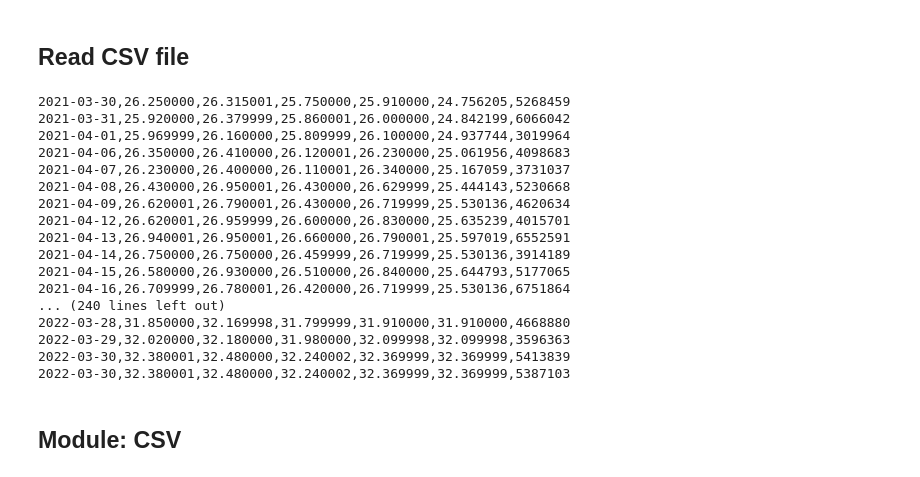
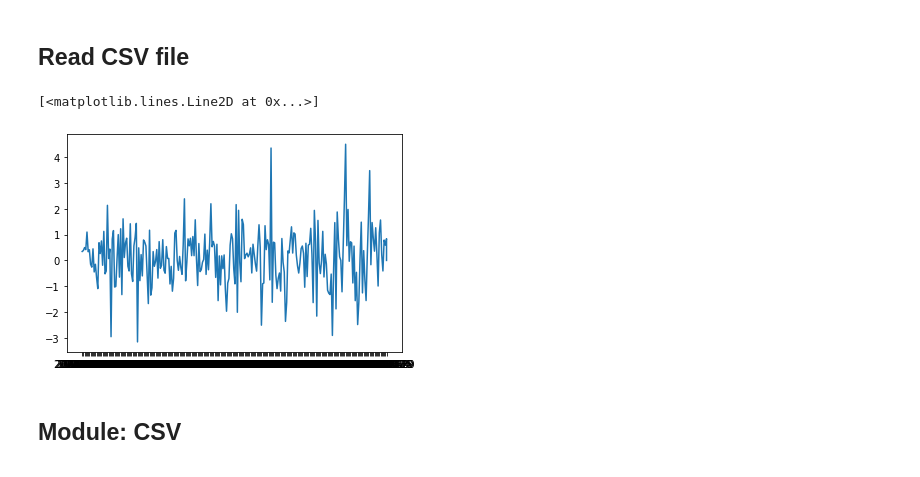
Before and after one commit to ssmb89/Classes, a Jupyter notebook: Week_5_stocks_daily_return.ipynb, the cells around one changed output. Saved outputs shown, nothing was run; the diff lists cells and outputs as text; code cells hidden in the pictures.

```diff
--- a/Week_5_stocks_daily_return.ipynb
+++ b/Week_5_stocks_daily_return.ipynb
@@ -27,41 +27,40 @@ We will look at three different methods in Python to process the file:
 ## Read CSV file
 # %%
 #Adjusted close is in the 6th column, hence the 5th index
-AC_Col = 5
+AC_COL = 5
 #Dat is the 1st Column, hence the 0th index
-Date = 0
+DATE = 0
 
-#percentage of return
+#percentage of return list
 drp_list =[]
-#on the x-axis the dates
+#date list
 dates = []
 
 
 #fetching data from csv as read only
 with open("stocks.csv",'r') as f:
   field_names = f.readline()
   data = f.read()
 
+daily_data = []
+for row in data.split('\n'):
+  field_data = row.split(',')
+  daily_data.append(field_data)
 
-print(data)
+yesterday_price = float(daily_data[0][AC_COL])
+for record in daily_data[1:]:
+  today_price = float(record[AC_COL])
+  dates.append(record[DATE])
+  daily_return_percentage = (today_price - yesterday_price) / yesterday_price * 100
+  drp_list.append(daily_return_percentage)
+  yesterday_price = today_price
+
+
+from matplotlib import pyplot as plt
+plt.plot(dates,drp_list)
 # %% [output]
-2021-03-30,26.250000,26.315001,25.750000,25.910000,24.756205,5268459
-2021-03-31,25.920000,26.379999,25.860001,26.000000,24.842199,6066042
-2021-04-01,25.969999,26.160000,25.809999,26.100000,24.937744,3019964
-2021-04-06,26.350000,26.410000,26.120001,26.230000,25.061956,4098683
-2021-04-07,26.230000,26.400000,26.110001,26.340000,25.167059,3731037
-2021-04-08,26.430000,26.950001,26.430000,26.629999,25.444143,5230668
-2021-04-09,26.620001,26.790001,26.430000,26.719999,25.530136,4620634
-2021-04-12,26.620001,26.959999,26.600000,26.830000,25.635239,4015701
-2021-04-13,26.940001,26.950001,26.660000,26.790001,25.597019,6552591
-2021-04-14,26.750000,26.750000,26.459999,26.719999,25.530136,3914189
-2021-04-15,26.580000,26.930000,26.510000,26.840000,25.644793,5177065
-2021-04-16,26.709999,26.780001,26.420000,26.719999,25.530136,6751864
-... (240 lines left out)
-2022-03-28,31.850000,32.169998,31.799999,31.910000,31.910000,4668880
-2022-03-29,32.020000,32.180000,31.980000,32.099998,32.099998,3596363
-2022-03-30,32.380001,32.480000,32.240002,32.369999,32.369999,5413839
-2022-03-30,32.380001,32.480000,32.240002,32.369999,32.369999,5387103
+[<matplotlib.lines.Line2D at 0x...>]
+[figure, added]
 # %% [markdown]
 ## Module: CSV
 # %% [markdown]
```
Also changed, not shown: parts of 1 cell of this notebook.
